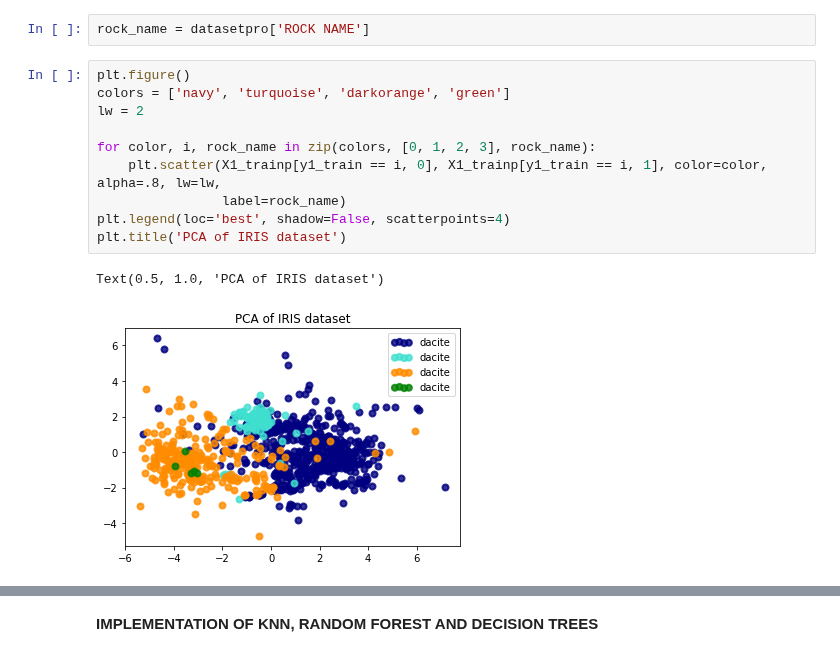
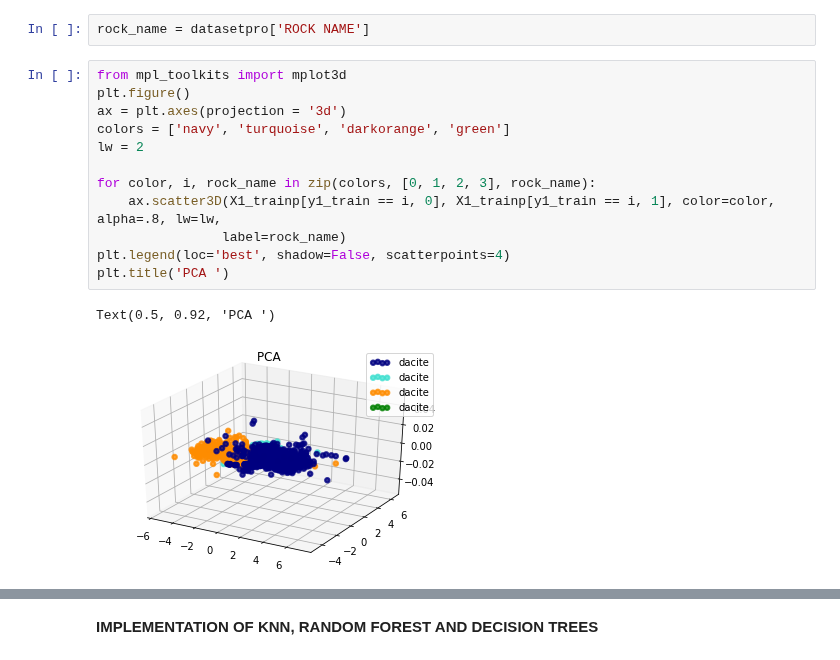
Before and after one commit to DSEI21000-S21/project-clustering-geological-samples, a Jupyter notebook: Project_notebook_final_JatinJain.ipynb, the cells around one changed output, grey strips where cells are left out. Drawn from its saved outputs; the diff is of its cells as text.

Commit message:
3D plots of PCA
3D plots of PCA

```diff
--- a/Project_notebook_final_JatinJain.ipynb
+++ b/Project_notebook_final_JatinJain.ipynb
@@ -476,15 +477,17 @@ plt.show()
 # %%
 rock_name = datasetpro['ROCK NAME']
 # %%
+from mpl_toolkits import mplot3d
 plt.figure()
+ax = plt.axes(projection = '3d')
 colors = ['navy', 'turquoise', 'darkorange', 'green']
 lw = 2
 
 for color, i, rock_name in zip(colors, [0, 1, 2, 3], rock_name):
-    plt.scatter(X1_trainp[y1_train == i, 0], X1_trainp[y1_train == i, 1], color=color, alpha=.8, lw=lw,
+    ax.scatter3D(X1_trainp[y1_train == i, 0], X1_trainp[y1_train == i, 1], color=color, alpha=.8, lw=lw,
                 label=rock_name)
 plt.legend(loc='best', shadow=False, scatterpoints=4)
-plt.title('PCA of IRIS dataset')
+plt.title('PCA ')
 # %% [output]
-Text(0.5, 1.0, 'PCA of IRIS dataset')
+Text(0.5, 0.92, 'PCA ')
-[figure, old version]
+[figure, new version]
```
Also changed, not shown: parts of 11 cells of this notebook.
